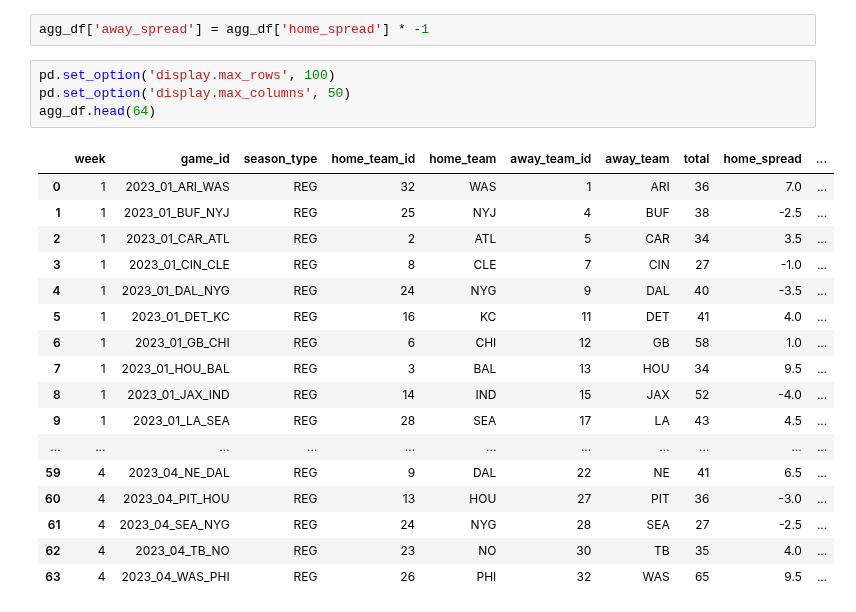
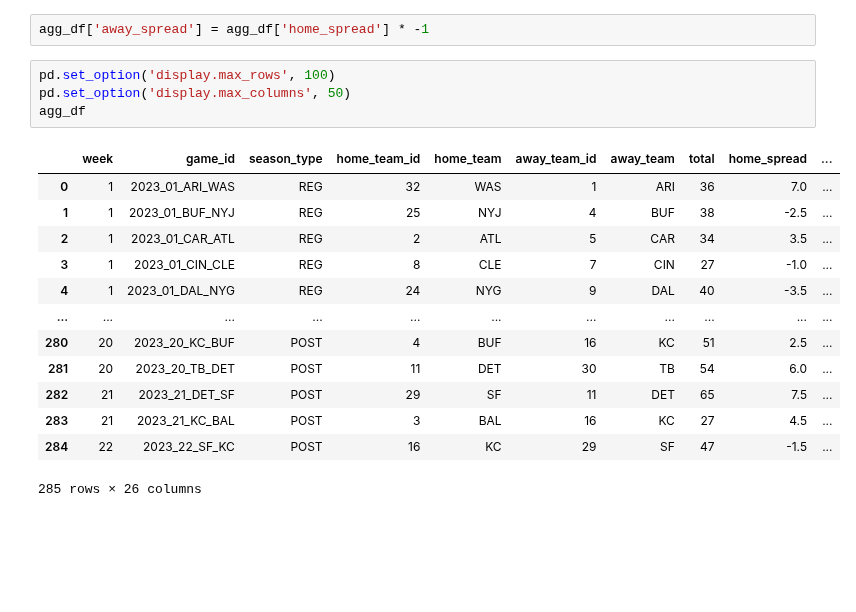
Before and after one commit to bhuggard/CheckTheCover, a Jupyter notebook: notebooks/data_pull.ipynb, the cells around one changed output. Saved outputs shown, nothing was run; the diff lists cells and outputs as text; blank space fills up the shorter version.

```diff
--- a/notebooks/data_pull.ipynb
+++ b/notebooks/data_pull.ipynb
@@ -153,22 +153,18 @@ agg_df['away_spread'] = agg_df['home_spread'] * -1
 # %%
 pd.set_option('display.max_rows', 100)
 pd.set_option('display.max_columns', 50)
-agg_df.head(64)
+agg_df
 # %% [output]
 |  | week | game_id | season_type | home_team_id | home_team | away_team_id | away_team | total | home_spread | ... |
 | 0 | 1 | 2023_01_ARI_WAS | REG | 32 | WAS | 1 | ARI | 36 | 7.0 | ... |
 | 1 | 1 | 2023_01_BUF_NYJ | REG | 25 | NYJ | 4 | BUF | 38 | -2.5 | ... |
 | 2 | 1 | 2023_01_CAR_ATL | REG | 2 | ATL | 5 | CAR | 34 | 3.5 | ... |
 | 3 | 1 | 2023_01_CIN_CLE | REG | 8 | CLE | 7 | CIN | 27 | -1.0 | ... |
 | 4 | 1 | 2023_01_DAL_NYG | REG | 24 | NYG | 9 | DAL | 40 | -3.5 | ... |
-| 5 | 1 | 2023_01_DET_KC | REG | 16 | KC | 11 | DET | 41 | 4.0 | ... |
-| 6 | 1 | 2023_01_GB_CHI | REG | 6 | CHI | 12 | GB | 58 | 1.0 | ... |
-| 7 | 1 | 2023_01_HOU_BAL | REG | 3 | BAL | 13 | HOU | 34 | 9.5 | ... |
-| 8 | 1 | 2023_01_JAX_IND | REG | 14 | IND | 15 | JAX | 52 | -4.0 | ... |
-| 9 | 1 | 2023_01_LA_SEA | REG | 28 | SEA | 17 | LA | 43 | 4.5 | ... |
 | ... | ... | ... | ... | ... | ... | ... | ... | ... | ... | ... |
-| 59 | 4 | 2023_04_NE_DAL | REG | 9 | DAL | 22 | NE | 41 | 6.5 | ... |
-| 60 | 4 | 2023_04_PIT_HOU | REG | 13 | HOU | 27 | PIT | 36 | -3.0 | ... |
-| 61 | 4 | 2023_04_SEA_NYG | REG | 24 | NYG | 28 | SEA | 27 | -2.5 | ... |
-| 62 | 4 | 2023_04_TB_NO | REG | 23 | NO | 30 | TB | 35 | 4.0 | ... |
-| 63 | 4 | 2023_04_WAS_PHI | REG | 26 | PHI | 32 | WAS | 65 | 9.5 | ... |
+| 280 | 20 | 2023_20_KC_BUF | POST | 4 | BUF | 16 | KC | 51 | 2.5 | ... |
+| 281 | 20 | 2023_20_TB_DET | POST | 11 | DET | 30 | TB | 54 | 6.0 | ... |
+| 282 | 21 | 2023_21_DET_SF | POST | 29 | SF | 11 | DET | 65 | 7.5 | ... |
+| 283 | 21 | 2023_21_KC_BAL | POST | 3 | BAL | 16 | KC | 27 | 4.5 | ... |
+| 284 | 22 | 2023_22_SF_KC | POST | 16 | KC | 29 | SF | 47 | -1.5 | ... |
+285 rows × 26 columns
```
Also changed, not shown: parts of 2 cells of this notebook.
